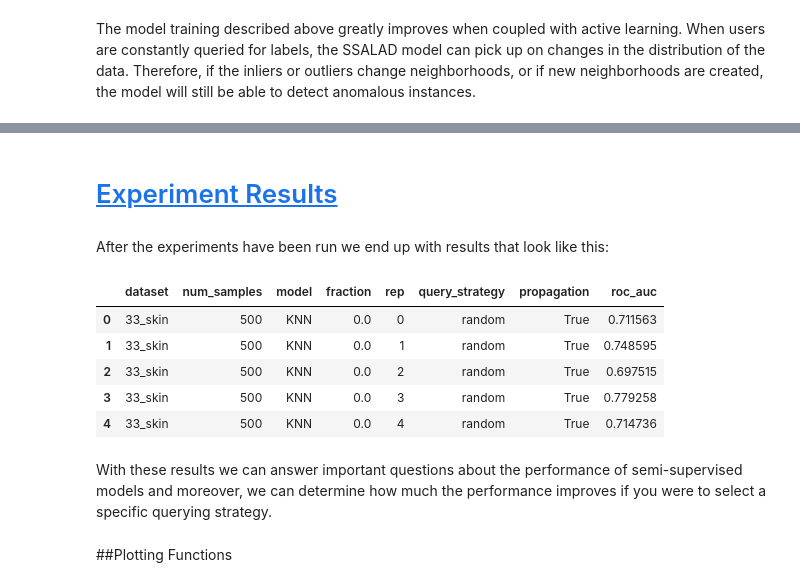
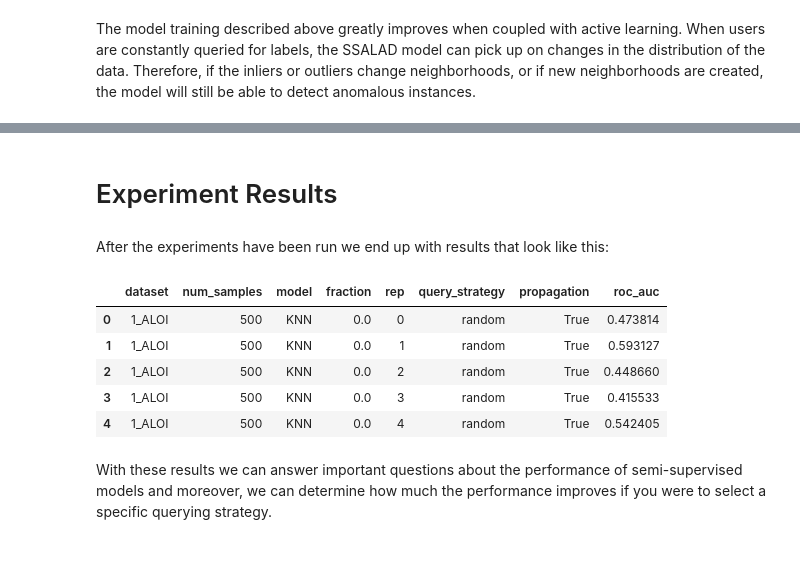
Before and after one commit to Vinylango25/Active-Semi-Supervised-Learning-SSALAD-Project-, a Jupyter notebook: jupyter/SSALAD_Paper.ipynb, the cells around one changed output, grey strips where cells are left out. Cells and saved outputs as stored; diff of their text form; code cells hidden in the pictures; blank space fills up the shorter version.

```diff
--- a/jupyter/SSALAD_Paper.ipynb
+++ b/jupyter/SSALAD_Paper.ipynb
@@ -97,6 +71,6 @@ The model training described above greatly improves when coupled with active lea
 <img src="https://www.cloudfactory.com/hs-fs/hubfs/04-blog-img/Scalable-Active-Learning-for-Autonomous-Driving.png?width=2130&name=Scalable-Active-Learning-for-Autonomous-Driving.png" height="400"/>
 </div>
 # %% [markdown]
-# <a id='toc3_'></a>[Experiment Results](#toc0_)
+# Experiment Results
 # %% [markdown]
 After the experiments have been run we end up with results that look like this:
@@ -103,14 +80,12 @@ After the experiments have been run we end up with results that look like this:
 # %%
-results = pd.read_csv('/content/drive/MyDrive/data/final_results_csv')
+results = pd.read_csv('/content/drive/MyDrive/data/first_run_csv')
 results.head()
 # %% [output]
 |  | dataset | num_samples | model | fraction | rep | query_strategy | propagation | roc_auc |
-| 0 | 33_skin | 500 | KNN | 0.0 | 0 | random | True | 0.711563 |
-| 1 | 33_skin | 500 | KNN | 0.0 | 1 | random | True | 0.748595 |
-| 2 | 33_skin | 500 | KNN | 0.0 | 2 | random | True | 0.697515 |
-| 3 | 33_skin | 500 | KNN | 0.0 | 3 | random | True | 0.779258 |
-| 4 | 33_skin | 500 | KNN | 0.0 | 4 | random | True | 0.714736 |
+| 0 | 1_ALOI | 500 | KNN | 0.0 | 0 | random | True | 0.473814 |
+| 1 | 1_ALOI | 500 | KNN | 0.0 | 1 | random | True | 0.593127 |
+| 2 | 1_ALOI | 500 | KNN | 0.0 | 2 | random | True | 0.448660 |
+| 3 | 1_ALOI | 500 | KNN | 0.0 | 3 | random | True | 0.415533 |
+| 4 | 1_ALOI | 500 | KNN | 0.0 | 4 | random | True | 0.542405 |
 # %% [markdown]
 With these results we can answer important questions about the performance of semi-supervised models and moreover, we can determine how much the performance improves if you were to select a specific querying strategy.
-# %% [markdown]
-##Plotting Functions
```
Also changed, not shown: parts of 50 cells of this notebook, 1 other file.
